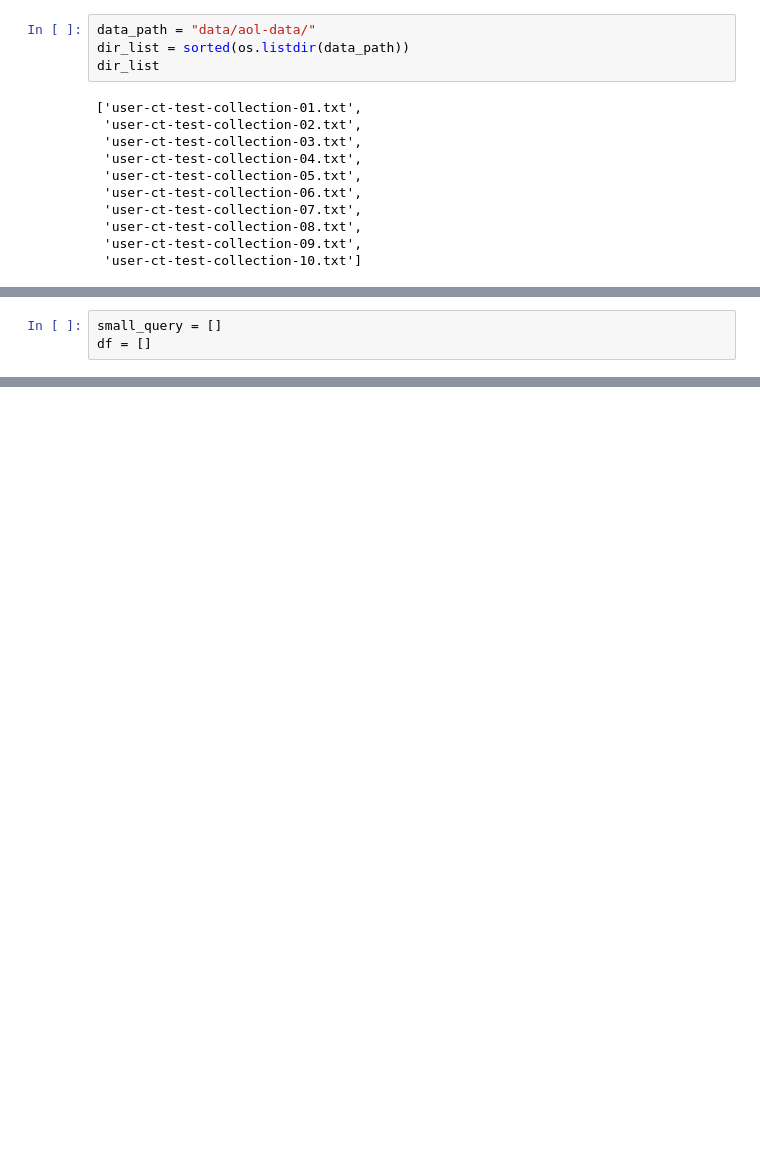
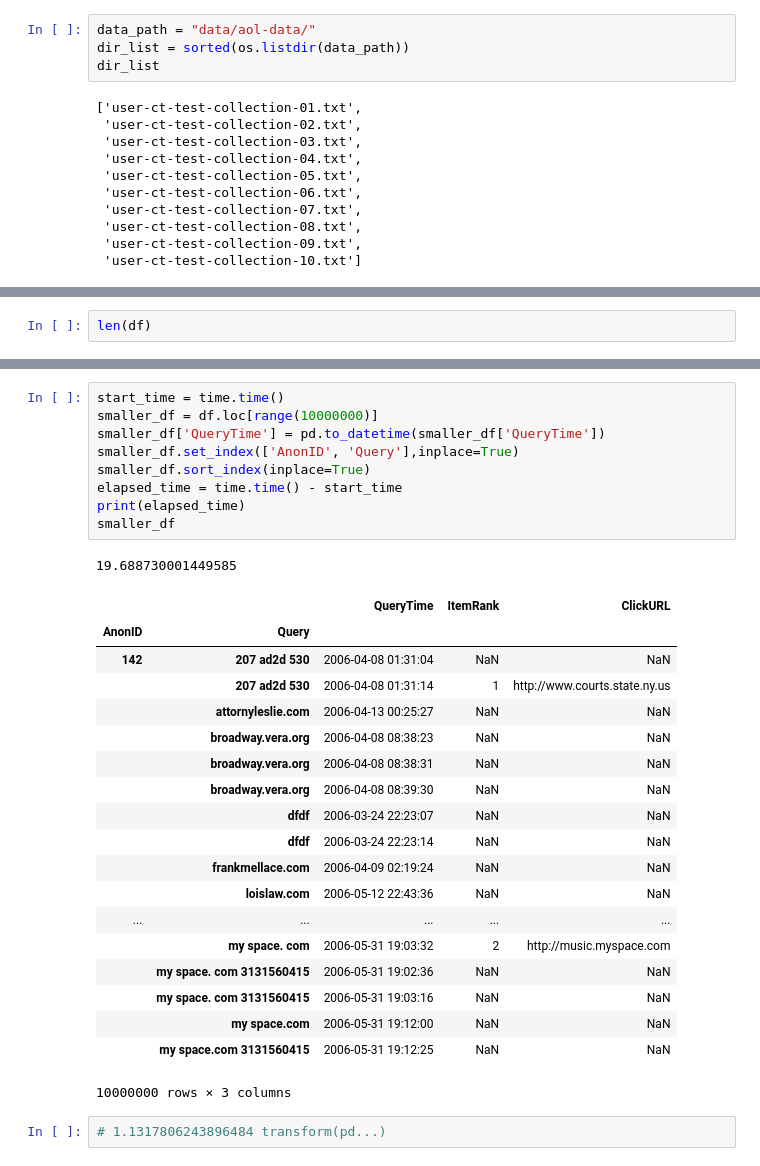
Before and after one commit to sebastiaansch/InformationRetrievalQ3, a Jupyter notebook: CreateSuffixes.ipynb, the cells around one changed output, grey strips where cells are left out. Drawn from its saved outputs; the diff is of its cells as text; blank space fills up the shorter version.

```diff
--- a/CreateSuffixes.ipynb
+++ b/CreateSuffixes.ipynb
@@ -54,3 +103,2 @@ len(query_data)
 # %%
-small_query = []
-df = []
+len(df)
@@ -85,0 +122,32 @@ get_suffix(query_data[1])
+# %%
+start_time = time.time()
+smaller_df = df.loc[range(10000000)]
+smaller_df['QueryTime'] = pd.to_datetime(smaller_df['QueryTime'])
+smaller_df.set_index(['AnonID', 'Query'],inplace=True)
+smaller_df.sort_index(inplace=True)
+elapsed_time = time.time() - start_time
+print(elapsed_time)
+smaller_df
+# %% [output]
+19.688730001449585
+|  |  | QueryTime | ItemRank | ClickURL |
+| AnonID | Query |  |  |  |
+| 142 | 207 ad2d 530 | 2006-04-08 01:31:04 | NaN | NaN |
+|  | 207 ad2d 530 | 2006-04-08 01:31:14 | 1 | http://www.courts.state.ny.us |
+|  | attornyleslie.com | 2006-04-13 00:25:27 | NaN | NaN |
+|  | broadway.vera.org | 2006-04-08 08:38:23 | NaN | NaN |
+|  | broadway.vera.org | 2006-04-08 08:38:31 | NaN | NaN |
+|  | broadway.vera.org | 2006-04-08 08:39:30 | NaN | NaN |
+|  | dfdf | 2006-03-24 22:23:07 | NaN | NaN |
+|  | dfdf | 2006-03-24 22:23:14 | NaN | NaN |
+|  | frankmellace.com | 2006-04-09 02:19:24 | NaN | NaN |
+|  | loislaw.com | 2006-05-12 22:43:36 | NaN | NaN |
+| ... | ... | ... | ... | ... |
+|  | my space. com | 2006-05-31 19:03:32 | 2 | http://music.myspace.com |
+|  | my space. com 3131560415 | 2006-05-31 19:02:36 | NaN | NaN |
+|  | my space. com 3131560415 | 2006-05-31 19:03:16 | NaN | NaN |
+|  | my space.com | 2006-05-31 19:12:00 | NaN | NaN |
+|  | my space.com 3131560415 | 2006-05-31 19:12:25 | NaN | NaN |
+10000000 rows × 3 columns
+# %%
+# 1.1317806243896484 transform(pd...)
```
Also changed, not shown: parts of 16 cells of this notebook, 3 other files.
